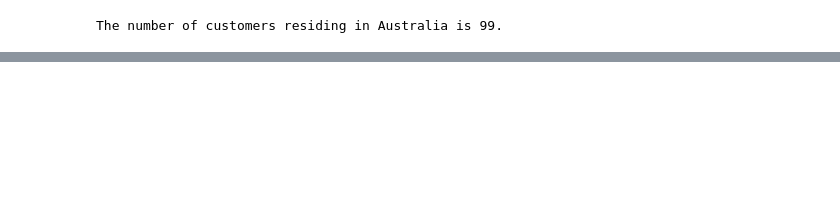
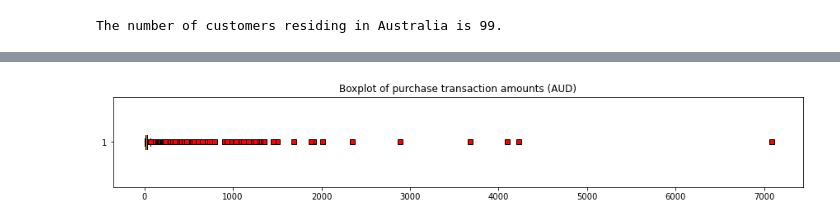
Before and after one commit to momcancode/Data-at-ANZ-Virtual-Experience, a Jupyter notebook: DataAtANZ_part1_EDA.ipynb, the cells around one changed output, grey strips where cells are left out. Cells and saved outputs as stored; diff of their text form; code cells hidden in the pictures; blank space fills up the shorter version.

Commit message:
Plot boxplot for purchase amts

```diff
--- a/DataAtANZ_part1_EDA.ipynb
+++ b/DataAtANZ_part1_EDA.ipynb
@@ -159,0 +163,3 @@ Only one customer resides outside Australia. However, as the country of transact
+# %%
+no_merchant_trans_list = ["PAYMENT", "PAY/SALARY", "INTER BANK", "PHONE BANK"]
+df_merchant = df[~df.txn_description.isin(no_merchant_trans_list)]
@@ -159,0 +186,8 @@ Only one customer resides outside Australia. However, as the country of transact
+# %%
+red_square = dict(markerfacecolor='r', marker='s')
+fig1, ax1 = plt.subplots(figsize=(15, 2))
+ax1.set_title('Boxplot of purchase transaction amounts (AUD)')
+ax1.boxplot(df_merchant.amount, vert=False, flierprops=red_square)
+plt.show()
+# %% [output]
+[figure, added]
```
Also changed, not shown: parts of 15 cells of this notebook.
